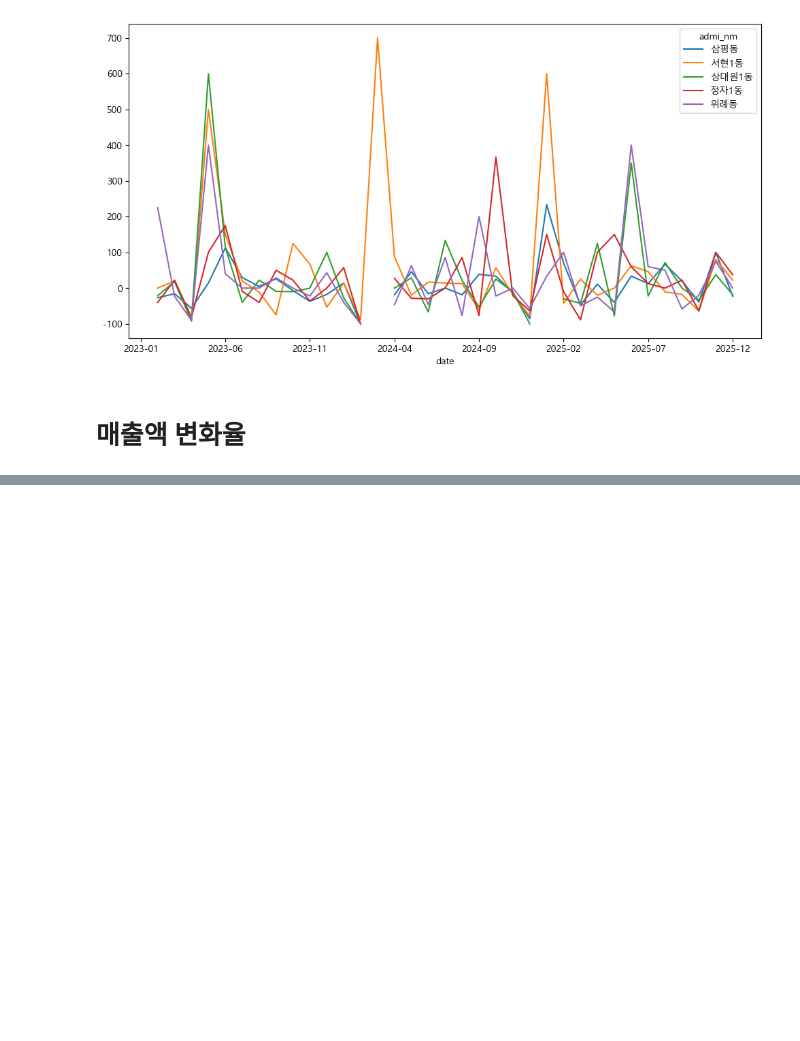
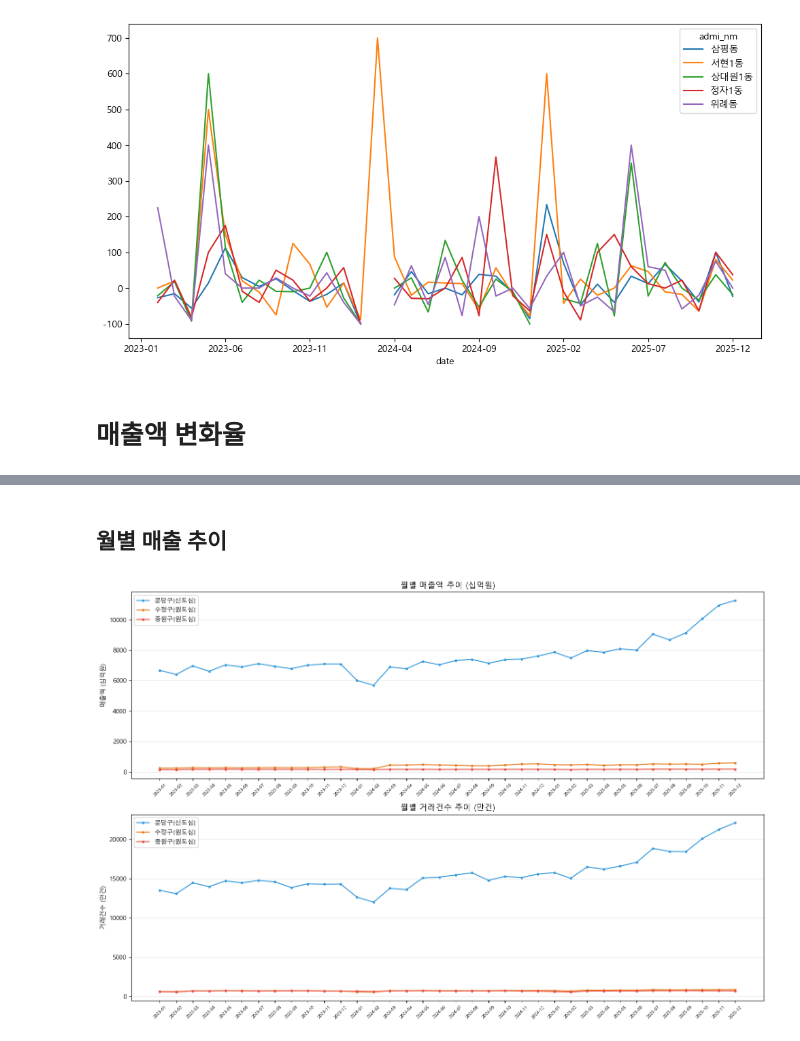
Before and after one commit to bulsajo1/final_project, a Jupyter notebook: eunbi/EDA.ipynb, the cells around one changed output, grey strips where cells are left out. Cells and saved outputs as stored; diff of their text form; code cells hidden in the pictures; blank space fills up the shorter version.

```diff
--- a/eunbi/EDA.ipynb
+++ b/eunbi/EDA.ipynb
@@ -246,0 +279,38 @@ growth_rate[top_dongs].plot(figsize=(12,6))
+# %% [markdown]
+## 월별 매출 추이
+# %%
+monthly_df = con.execute(f"""
+    SELECT
+        CAST(cty_rgn_no AS VARCHAR) AS cty_rgn_no,
+        STRFTIME(CAST(ta_ymd AS DATE), '%Y-%m') AS ym,
+        SUM(amt) AS 월매출액,
+        SUM(cnt) AS 월거래건수
+    FROM read_csv_auto('{SALES_PATH}', delim=',', header=True)
+    WHERE CAST(cty_rgn_no AS VARCHAR) IN ('41131', '41133', '41135')
+    GROUP BY cty_rgn_no, ym
+    ORDER BY cty_rgn_no, ym
+""").df()
+monthly_df['지역'] = monthly_df['cty_rgn_no'].map(region_map)
+
+fig, axes = plt.subplots(2, 1, figsize=(15, 10))
+
+for region, grp in monthly_df.groupby('지역'):
+    color = '#e74c3c' if '중원구' in region else ('#e67e22' if '수정구' in region else '#3498db')
+    axes[0].plot(grp['ym'], grp['월매출액'] / 1e9, marker='o', markersize=3, label=region, color=color)
+    axes[1].plot(grp['ym'], grp['월거래건수'] / 1e4, marker='o', markersize=3, label=region, color=color)
+
+for ax, title, ylabel in zip(axes,
+    ['월별 매출액 추이 (십억원)', '월별 거래건수 추이 (만건)'],
+    ['매출액 (십억원)', '거래건수 (만건)']):
+    ax.set_title(title, fontsize=13)
+    ax.set_ylabel(ylabel)
+    ax.legend()
+    ticks = monthly_df['ym'].unique()
+    ax.set_xticks(range(len(ticks)))
+    ax.set_xticklabels(ticks, rotation=45, fontsize=7)
+    ax.grid(axis='y', alpha=0.3)
+
+plt.tight_layout()
+plt.show()
+# %% [output]
+[figure, added]
```
Also changed, not shown: parts of 16 cells of this notebook.
